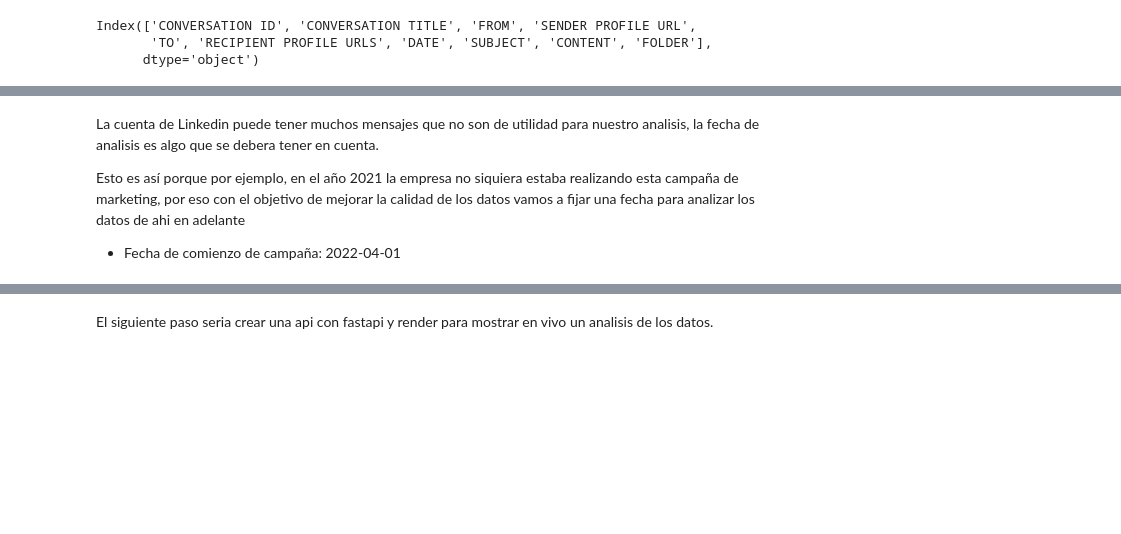
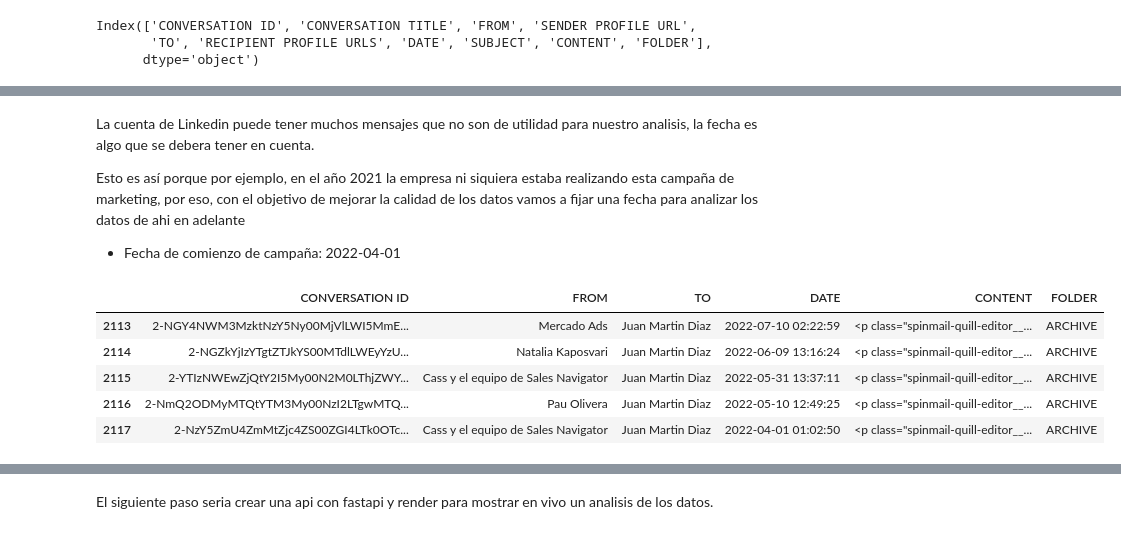
Before and after one commit to jmartindiaz/Linkedin_Analytics, a Jupyter notebook: EDA_messages.ipynb, the cells around one changed output, grey strips where cells are left out. Cells and saved outputs as stored; diff of their text form; code cells hidden in the pictures; blank space fills up the shorter version.

```diff
--- a/EDA_messages.ipynb
+++ b/EDA_messages.ipynb
@@ -126,8 +163,16 @@ Name: DATE, Length: 2187, dtype: object
 # %% [markdown]
-La cuenta de Linkedin puede tener muchos mensajes que no son de utilidad para nuestro analisis, la fecha de analisis es algo que se debera tener en cuenta.
+La cuenta de Linkedin puede tener muchos mensajes que no son de utilidad para nuestro analisis, la fecha es algo que se debera tener en cuenta.
 
-Esto es así porque por ejemplo, en el año 2021 la empresa no siquiera estaba realizando esta campaña de marketing, por eso con el objetivo de mejorar la calidad de los datos vamos a fijar una fecha para analizar los datos de ahi en adelante
+Esto es así porque por ejemplo, en el año 2021 la empresa ni siquiera estaba realizando esta campaña de marketing, por eso, con el objetivo de mejorar la calidad de los datos vamos a fijar una fecha para analizar los datos de ahi en adelante
 - Fecha de comienzo de campaña: 2022-04-01
 # %%
 msg = msg.loc[msg['DATE']>'2022-04-01'].reset_index(drop=True)
+msg.tail(5)
+# %% [output]
+|  | CONVERSATION ID | FROM | TO | DATE | CONTENT | FOLDER |
+| 2113 | 2-NGY4NWM3MzktNzY5Ny00MjVlLWI5MmE... | Mercado Ads | Juan Martin Diaz | 2022-07-10 02:22:59 | <p class="spinmail-quill-editor__... | ARCHIVE |
+| 2114 | 2-NGZkYjIzYTgtZTJkYS00MTdlLWEyYzU... | Natalia Kaposvari | Juan Martin Diaz | 2022-06-09 13:16:24 | <p class="spinmail-quill-editor__... | ARCHIVE |
+| 2115 | 2-YTIzNWEwZjQtY2I5My00N2M0LThjZWY... | Cass y el equipo de Sales Navigator | Juan Martin Diaz | 2022-05-31 13:37:11 | <p class="spinmail-quill-editor__... | ARCHIVE |
+| 2116 | 2-NmQ2ODMyMTQtYTM3My00NzI2LTgwMTQ... | Pau Olivera | Juan Martin Diaz | 2022-05-10 12:49:25 | <p class="spinmail-quill-editor__... | ARCHIVE |
+| 2117 | 2-NzY5ZmU4ZmMtZjc4ZS00ZGI4LTk0OTc... | Cass y el equipo de Sales Navigator | Juan Martin Diaz | 2022-04-01 01:02:50 | <p class="spinmail-quill-editor__... | ARCHIVE |
 # %%
```
Also changed, not shown: parts of 13 cells of this notebook, 1 other file.
